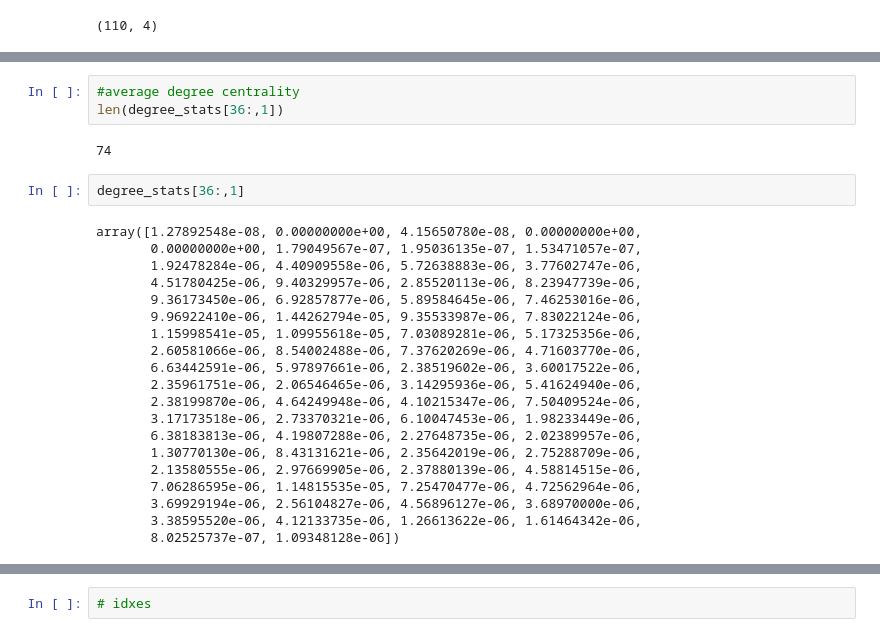
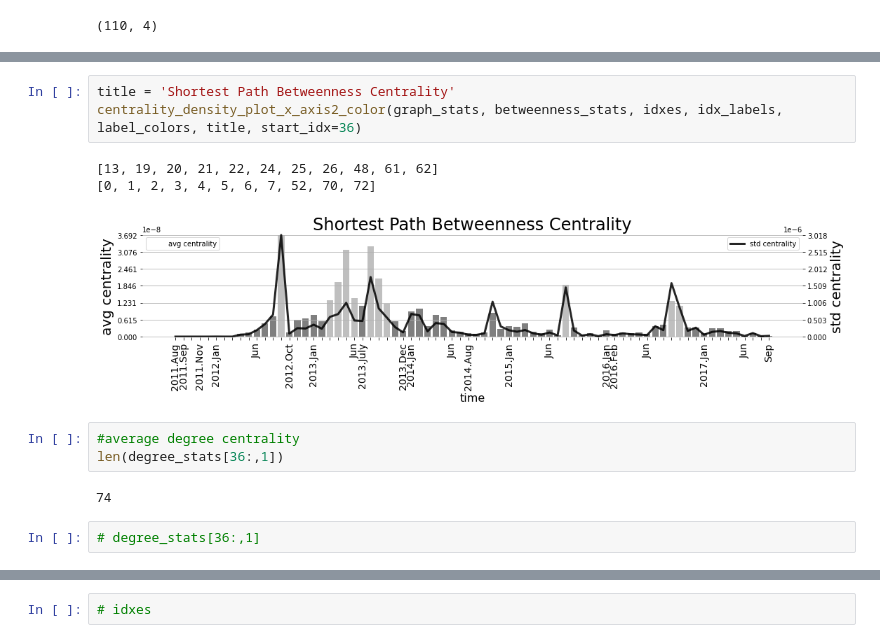
Before and after one commit to yijiawen1203/corruption_project, a Jupyter notebook: whole_network/4 centrality & density evaluation over time plot_edited by yijia 20230520.ipynb, the cells around one changed output, grey strips where cells are left out. Saved outputs shown, nothing was run; the diff lists cells and outputs as text.

```diff
--- a/whole_network/4 centrality & density evaluation over time plot_edited by yijia 20230520.ipynb
+++ b/whole_network/4 centrality & density evaluation over time plot_edited by yijia 20230520.ipynb
@@ -938,27 +576,14 @@ centrality_density_plot_x_axis2_color(graph_stats, random_walk_bc_stats, idxes,
+# %%
+title = 'Shortest Path Betweenness Centrality'
+centrality_density_plot_x_axis2_color(graph_stats, betweenness_stats, idxes, idx_labels, label_colors, title, start_idx=36)
+# %% [output]
+[13, 19, 20, 21, 22, 24, 25, 26, 48, 61, 62]
+[0, 1, 2, 3, 4, 5, 6, 7, 52, 70, 72]
+[figure, added]
 # %%
 #average degree centrality
 len(degree_stats[36:,1])
 # %% [output]
 74
 # %%
-degree_stats[36:,1]
+# degree_stats[36:,1]
-# %% [output]
-array([1.27892548e-08, 0.00000000e+00, 4.15650780e-08, 0.00000000e+00,
-       0.00000000e+00, 1.79049567e-07, 1.95036135e-07, 1.53471057e-07,
-       1.92478284e-06, 4.40909558e-06, 5.72638883e-06, 3.77602747e-06,
-       4.51780425e-06, 9.40329957e-06, 2.85520113e-06, 8.23947739e-06,
-       9.36173450e-06, 6.92857877e-06, 5.89584645e-06, 7.46253016e-06,
-       9.96922410e-06, 1.44262794e-05, 9.35533987e-06, 7.83022124e-06,
-       1.15998541e-05, 1.09955618e-05, 7.03089281e-06, 5.17325356e-06,
-       2.60581066e-06, 8.54002488e-06, 7.37620269e-06, 4.71603770e-06,
-       6.63442591e-06, 5.97897661e-06, 2.38519602e-06, 3.60017522e-06,
-       2.35961751e-06, 2.06546465e-06, 3.14295936e-06, 5.41624940e-06,
-       2.38199870e-06, 4.64249948e-06, 4.10215347e-06, 7.50409524e-06,
-       3.17173518e-06, 2.73370321e-06, 6.10047453e-06, 1.98233449e-06,
-       6.38183813e-06, 4.19807288e-06, 2.27648735e-06, 2.02389957e-06,
-       1.30770130e-06, 8.43131621e-06, 2.35642019e-06, 2.75288709e-06,
-       2.13580555e-06, 2.97669905e-06, 2.37880139e-06, 4.58814515e-06,
-       7.06286595e-06, 1.14815535e-05, 7.25470477e-06, 4.72562964e-06,
-       3.69929194e-06, 2.56104827e-06, 4.56896127e-06, 3.68970000e-06,
-       3.38595520e-06, 4.12133735e-06, 1.26613622e-06, 1.61464342e-06,
-       8.02525737e-07, 1.09348128e-06])
```
Also changed, not shown: parts of 20 cells of this notebook.
